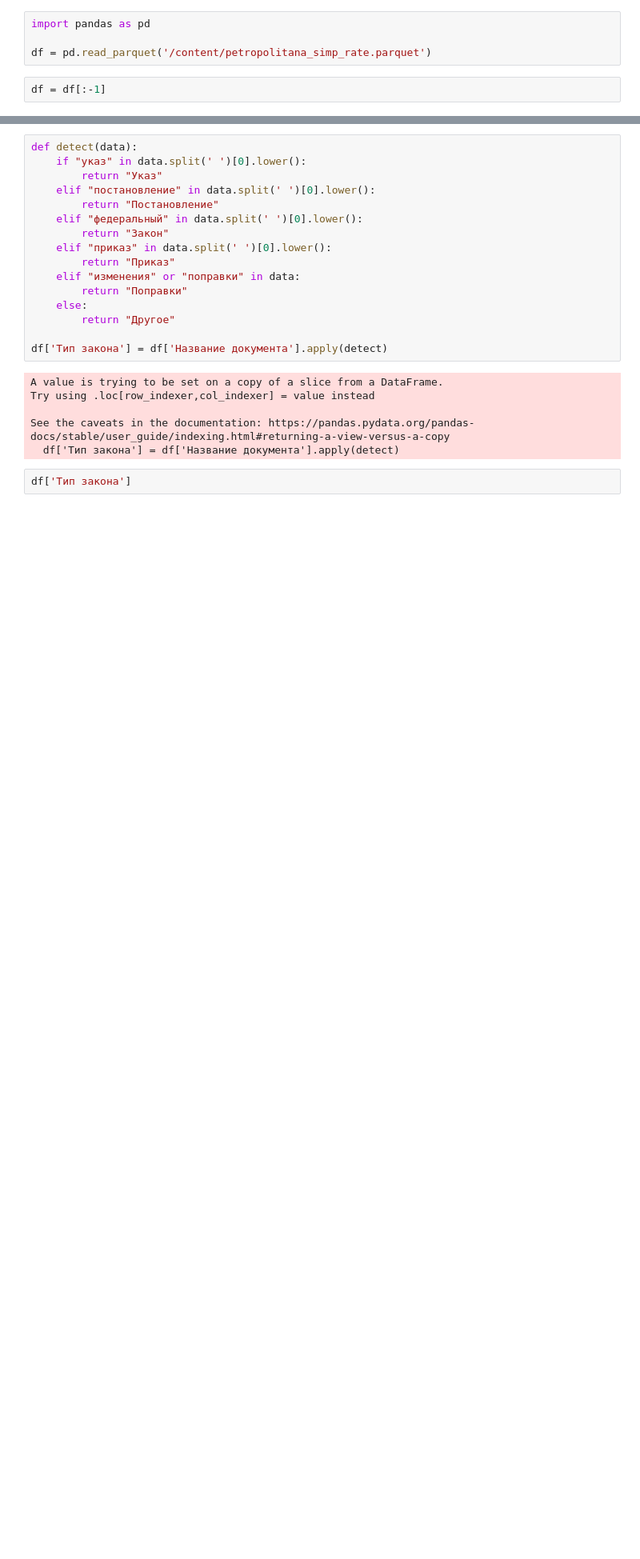
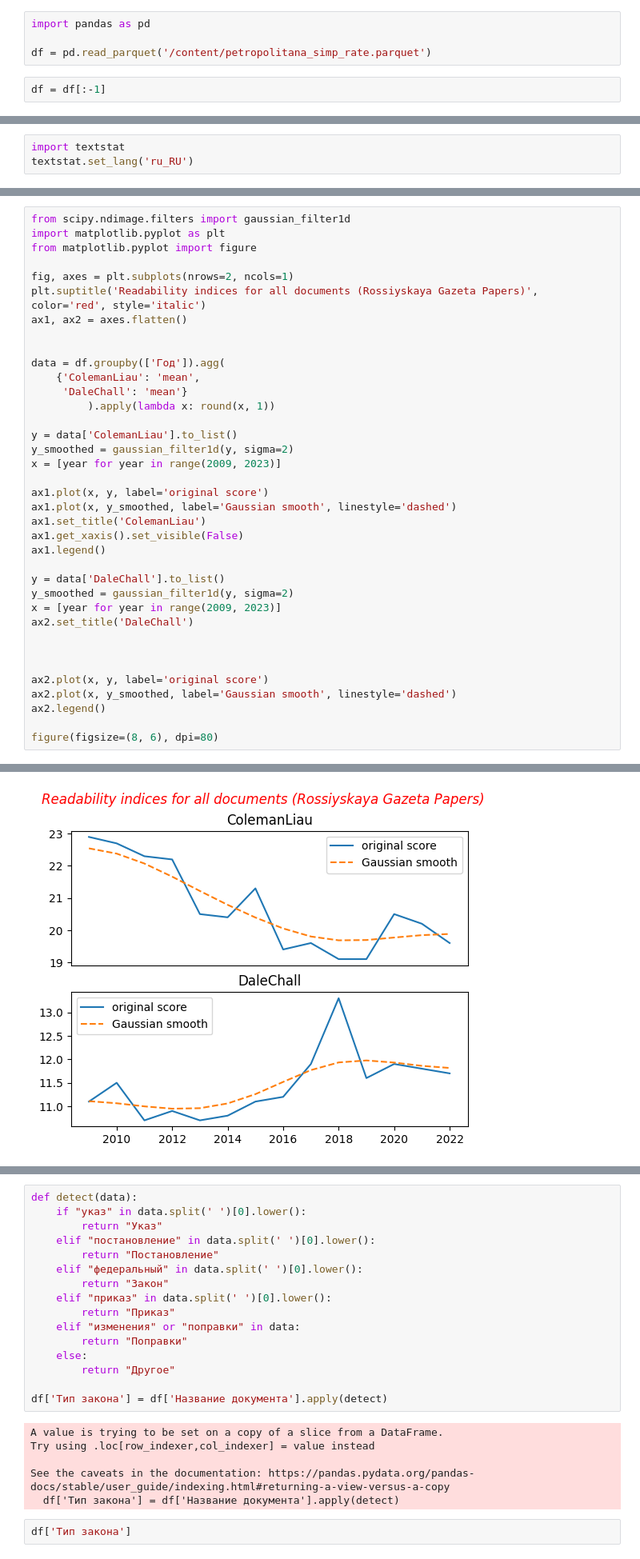
Before and after one commit to Athugodage/RuLawSimplification, a Jupyter notebook: corpus_analysis/acta_petropolitana_linguistica.ipynb, the cells around one changed output, grey strips where cells are left out. Shown: that part at 80% size. Saved outputs shown, nothing was run; the diff lists cells and outputs as text; blank space fills up the shorter version.

```diff
--- a/corpus_analysis/acta_petropolitana_linguistica.ipynb
+++ b/corpus_analysis/acta_petropolitana_linguistica.ipynb
@@ -126,0 +140,3 @@ df = df[:-1]
+# %%
+import textstat
+textstat.set_lang('ru_RU')
@@ -126,0 +163,38 @@ df = df[:-1]
+# %%
+from scipy.ndimage.filters import gaussian_filter1d
+import matplotlib.pyplot as plt
+from matplotlib.pyplot import figure
+
+fig, axes = plt.subplots(nrows=2, ncols=1)
+plt.suptitle('Readability indices for all documents (Rossiyskaya Gazeta Papers)', color='red', style='italic')
+ax1, ax2 = axes.flatten()
+
+
+data = df.groupby(['Год']).agg(
+    {'ColemanLiau': 'mean',
+     'DaleChall': 'mean'}
+         ).apply(lambda x: round(x, 1))
+
+y = data['ColemanLiau'].to_list()
+y_smoothed = gaussian_filter1d(y, sigma=2)
+x = [year for year in range(2009, 2023)]
+
+ax1.plot(x, y, label='original score')
+ax1.plot(x, y_smoothed, label='Gaussian smooth', linestyle='dashed')
+ax1.set_title('ColemanLiau')
+ax1.get_xaxis().set_visible(False)
+ax1.legend()
+
+y = data['DaleChall'].to_list()
+y_smoothed = gaussian_filter1d(y, sigma=2)
+x = [year for year in range(2009, 2023)]
+ax2.set_title('DaleChall')
+
+
+
+ax2.plot(x, y, label='original score')
+ax2.plot(x, y_smoothed, label='Gaussian smooth', linestyle='dashed')
+ax2.legend()
+
+figure(figsize=(8, 6), dpi=80)
+# %% [output]
@@ -126,0 +202 @@ df = df[:-1]
+[figure, added]
```
Also changed, not shown: parts of 14 cells of this notebook.
